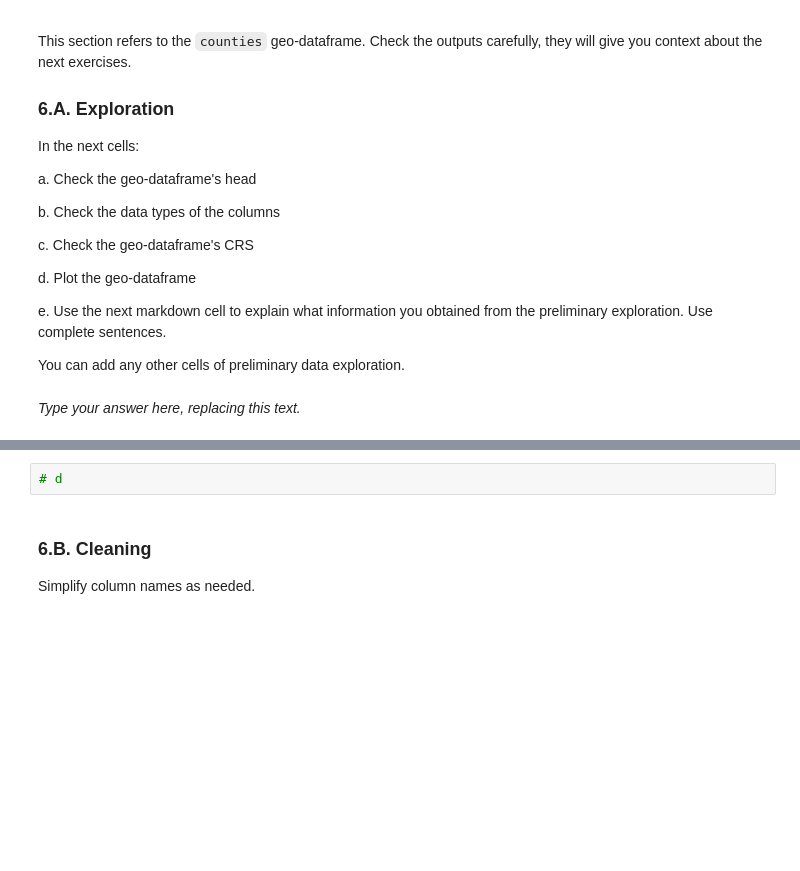
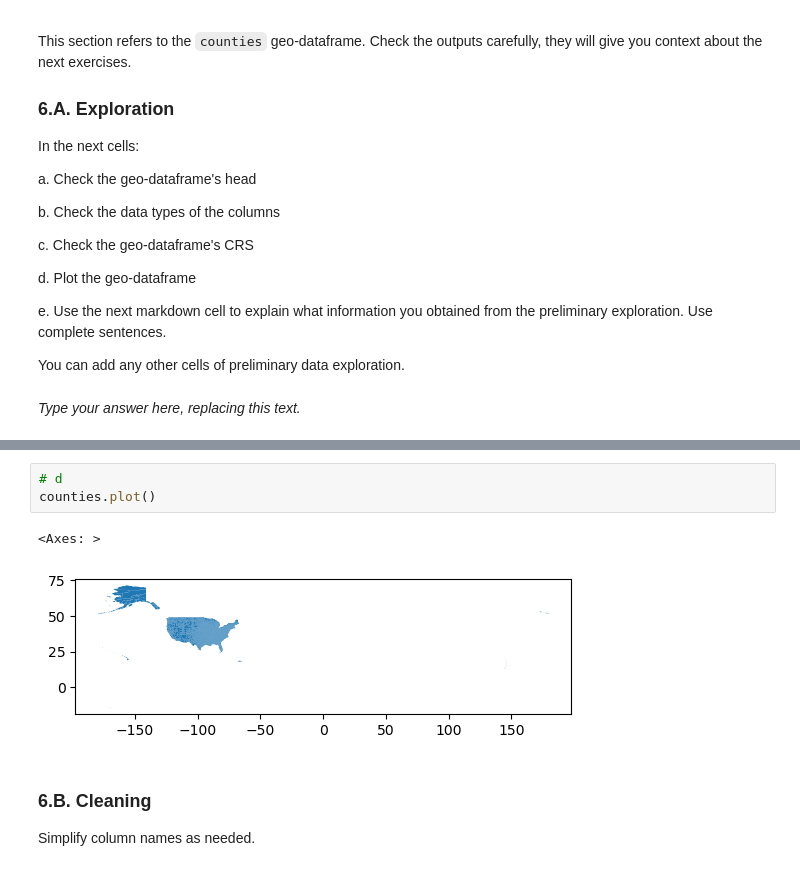
Before and after one commit to jaslynmiura/eds220-hwk3, a Jupyter notebook: hwk3-task1-spills.ipynb, the cells around one changed output, grey strips where cells are left out. Drawn from its saved outputs; the diff is of its cells as text; blank space fills up the shorter version.

```diff
--- a/hwk3-task1-spills.ipynb
+++ b/hwk3-task1-spills.ipynb
@@ -208,5 +251,9 @@ _Type your answer here, replacing this text._
 # %%
 # d
+counties.plot()
+# %% [output]
+<Axes: >
+[figure, added]
 # %% [markdown]
 <!-- END QUESTION -->
 
```
Also changed, not shown: parts of 5 cells of this notebook.
